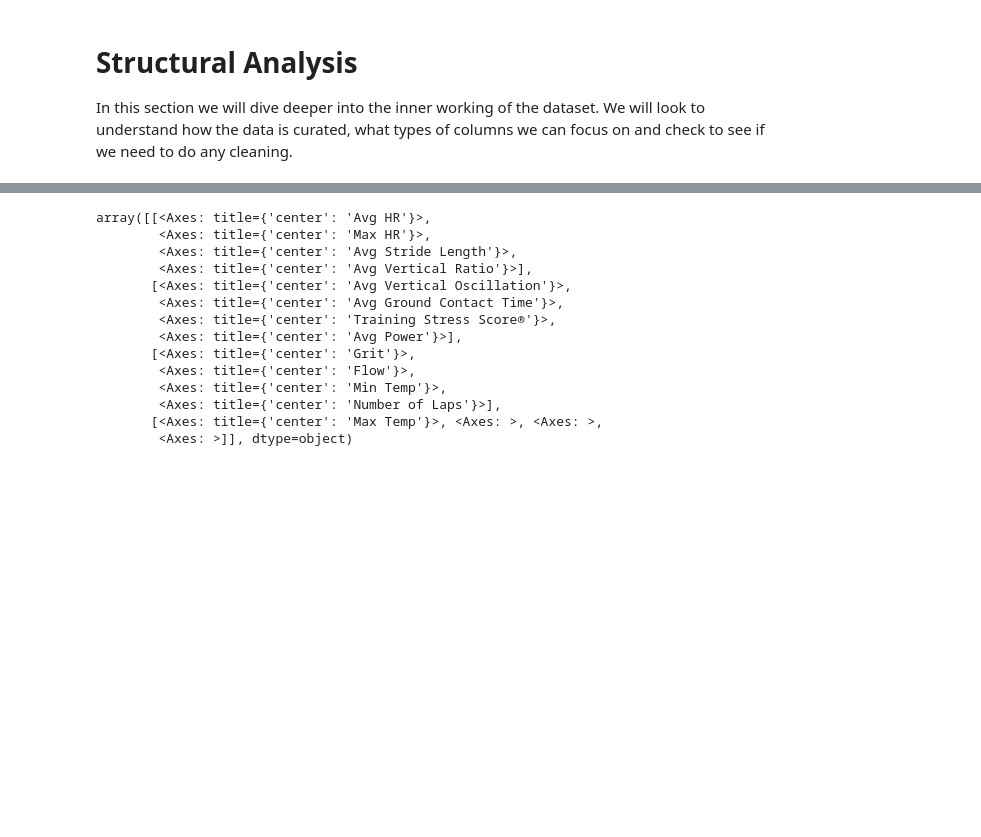
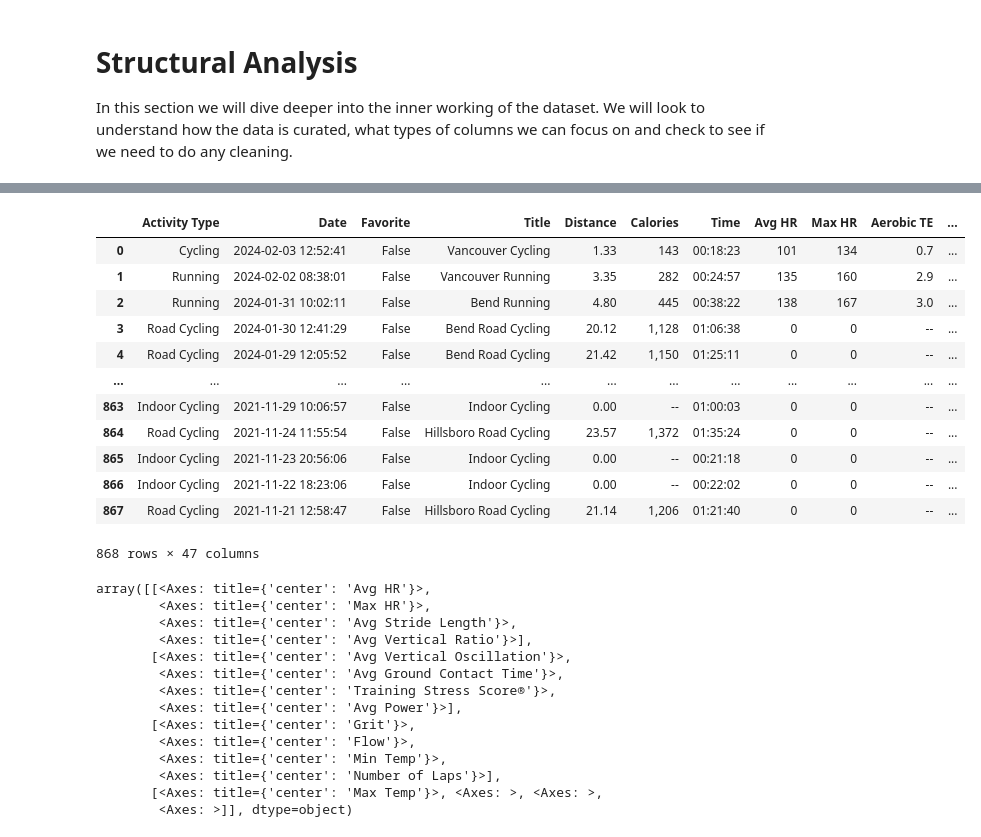
Before and after one commit to NickShowalter/Athletic-Performace-Analysis-, a Jupyter notebook: Training_Data_Analysis.ipynb, the cells around one changed output, grey strips where cells are left out. Cells and saved outputs as stored; diff of their text form; code cells hidden in the pictures; blank space fills up the shorter version.

```diff
--- a/Training_Data_Analysis.ipynb
+++ b/Training_Data_Analysis.ipynb
@@ -68,3 +68,19 @@ except pd.errors.ParserError as e:
+# %%
+df
+# %% [output]
+|  | Activity Type | Date | Favorite | Title | Distance | Calories | Time | Avg HR | Max HR | Aerobic TE | ... |
+| 0 | Cycling | 2024-02-03 12:52:41 | False | Vancouver Cycling | 1.33 | 143 | 00:18:23 | 101 | 134 | 0.7 | ... |
+| 1 | Running | 2024-02-02 08:38:01 | False | Vancouver Running | 3.35 | 282 | 00:24:57 | 135 | 160 | 2.9 | ... |
+| 2 | Running | 2024-01-31 10:02:11 | False | Bend Running | 4.80 | 445 | 00:38:22 | 138 | 167 | 3.0 | ... |
+| 3 | Road Cycling | 2024-01-30 12:41:29 | False | Bend Road Cycling | 20.12 | 1,128 | 01:06:38 | 0 | 0 | -- | ... |
+| 4 | Road Cycling | 2024-01-29 12:05:52 | False | Bend Road Cycling | 21.42 | 1,150 | 01:25:11 | 0 | 0 | -- | ... |
+| ... | ... | ... | ... | ... | ... | ... | ... | ... | ... | ... | ... |
+| 863 | Indoor Cycling | 2021-11-29 10:06:57 | False | Indoor Cycling | 0.00 | -- | 01:00:03 | 0 | 0 | -- | ... |
+| 864 | Road Cycling | 2021-11-24 11:55:54 | False | Hillsboro Road Cycling | 23.57 | 1,372 | 01:35:24 | 0 | 0 | -- | ... |
+| 865 | Indoor Cycling | 2021-11-23 20:56:06 | False | Indoor Cycling | 0.00 | -- | 00:21:18 | 0 | 0 | -- | ... |
+| 866 | Indoor Cycling | 2021-11-22 18:23:06 | False | Indoor Cycling | 0.00 | -- | 00:22:02 | 0 | 0 | -- | ... |
+| 867 | Road Cycling | 2021-11-21 12:58:47 | False | Hillsboro Road Cycling | 21.14 | 1,206 | 01:21:40 | 0 | 0 | -- | ... |
+868 rows × 47 columns
 # %%
 df.hist()
 # %% [output]
```
Also changed, not shown: parts of 3 cells of this notebook.
